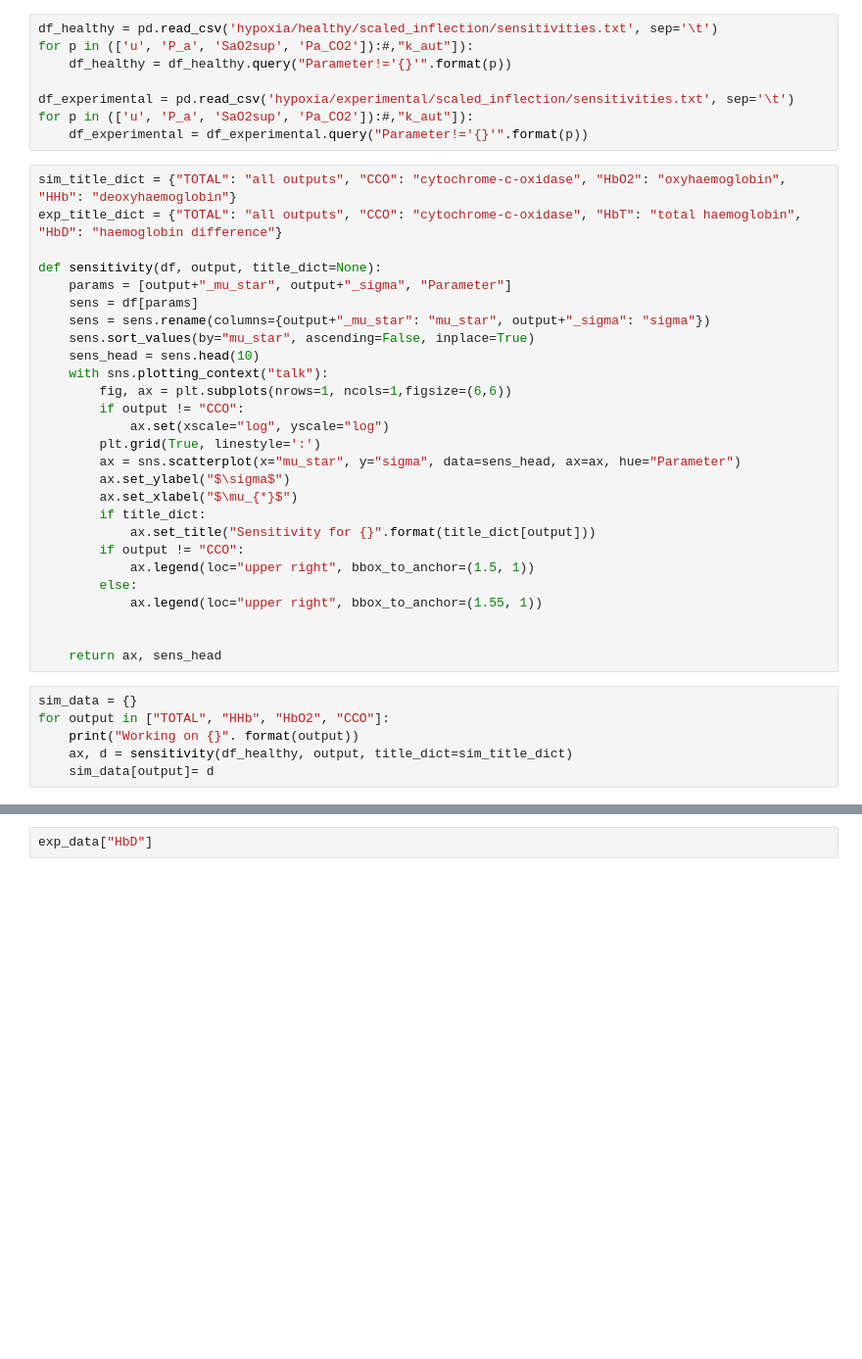
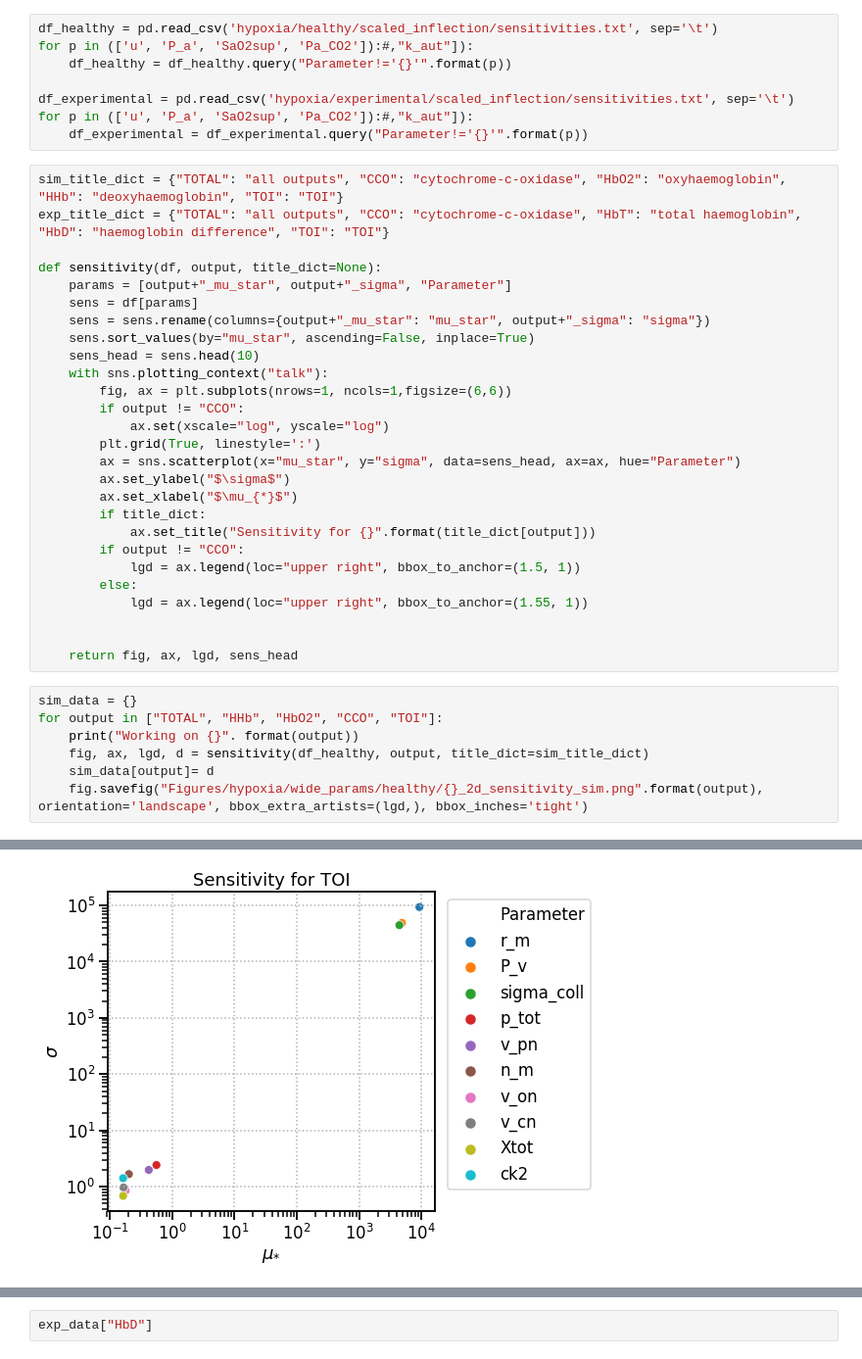
Before and after one commit to multimodalspectroscopy/BayesCMD, a Jupyter notebook: PLOS_paper/sensitivity_analysis/sensitivity_2d.ipynb, the cells around one changed output, grey strips where cells are left out. Shown at 98% size. Saved outputs shown, nothing was run; the diff lists cells and outputs as text; blank space fills up the shorter version.

```diff
--- a/PLOS_paper/sensitivity_analysis/sensitivity_2d.ipynb
+++ b/PLOS_paper/sensitivity_analysis/sensitivity_2d.ipynb
@@ -21,8 +21,8 @@ df_experimental = pd.read_csv('hypoxia/experimental/scaled_inflection/sensitivit
 for p in (['u', 'P_a', 'SaO2sup', 'Pa_CO2']):#,"k_aut"]):
     df_experimental = df_experimental.query("Parameter!='{}'".format(p))
 # %%
-sim_title_dict = {"TOTAL": "all outputs", "CCO": "cytochrome-c-oxidase", "HbO2": "oxyhaemoglobin", "HHb": "deoxyhaemoglobin"}
-exp_title_dict = {"TOTAL": "all outputs", "CCO": "cytochrome-c-oxidase", "HbT": "total haemoglobin", "HbD": "haemoglobin difference"}
+sim_title_dict = {"TOTAL": "all outputs", "CCO": "cytochrome-c-oxidase", "HbO2": "oxyhaemoglobin", "HHb": "deoxyhaemoglobin", "TOI": "TOI"}
+exp_title_dict = {"TOTAL": "all outputs", "CCO": "cytochrome-c-oxidase", "HbT": "total haemoglobin", "HbD": "haemoglobin difference", "TOI": "TOI"}
 
 def sensitivity(df, output, title_dict=None):
     params = [output+"_mu_star", output+"_sigma", "Parameter"]
@@ -41,18 +41,19 @@ def sensitivity(df, output, title_dict=None):
         if title_dict:
             ax.set_title("Sensitivity for {}".format(title_dict[output]))
         if output != "CCO":
-            ax.legend(loc="upper right", bbox_to_anchor=(1.5, 1))
+            lgd = ax.legend(loc="upper right", bbox_to_anchor=(1.5, 1))
         else:
-            ax.legend(loc="upper right", bbox_to_anchor=(1.55, 1))
+            lgd = ax.legend(loc="upper right", bbox_to_anchor=(1.55, 1))
 
 
-    return ax, sens_head
+    return fig, ax, lgd, sens_head
 # %%
 sim_data = {}
-for output in ["TOTAL", "HHb", "HbO2", "CCO"]:
+for output in ["TOTAL", "HHb", "HbO2", "CCO", "TOI"]:
     print("Working on {}". format(output))
-    ax, d = sensitivity(df_healthy, output, title_dict=sim_title_dict)
+    fig, ax, lgd, d = sensitivity(df_healthy, output, title_dict=sim_title_dict)
     sim_data[output]= d
+    fig.savefig("Figures/hypoxia/wide_params/healthy/{}_2d_sensitivity_sim.png".format(output), orientation='landscape', bbox_extra_artists=(lgd,), bbox_inches='tight')
 # %% [output]
 Working on TOTAL
 Working on HHb
@@ -61,6 +63,7 @@ Working on CCO
 [figure]
 [figure]
 [figure]
 [figure]
+[figure, added]
 # %%
 exp_data = {}
```
Also changed, not shown: parts of 2 cells of this notebook, 5 other files.
